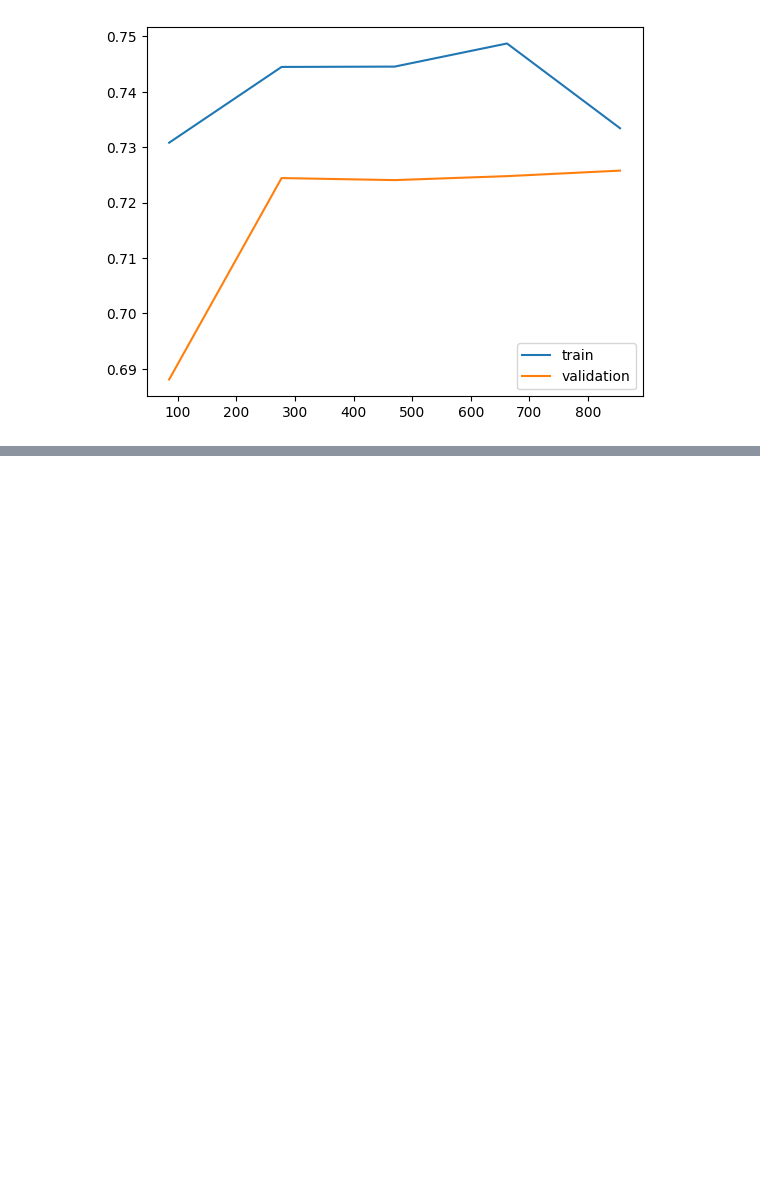
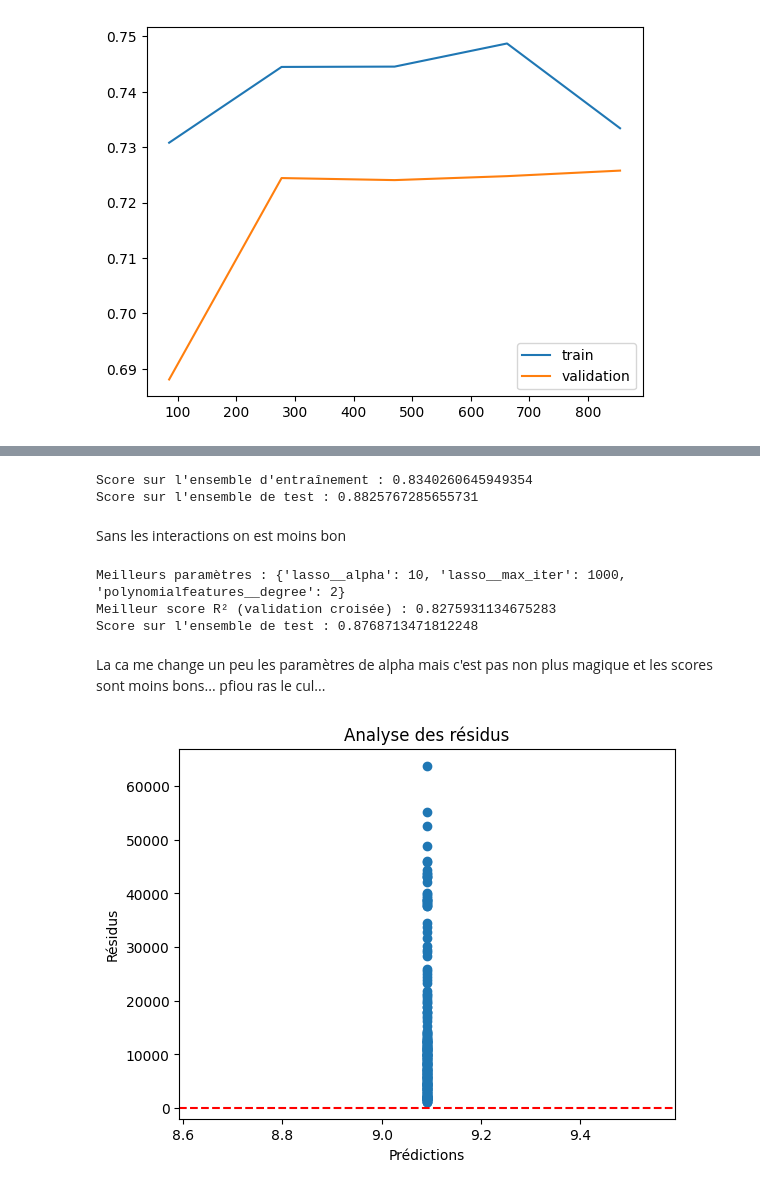
Before and after one commit to ludivineRB/prime_assurance_prediction, a Jupyter notebook: modeling.ipynb, the cells around one changed output, grey strips where cells are left out. Cells and saved outputs as stored; diff of their text form; code cells hidden in the pictures; blank space fills up the shorter version.

```diff
--- a/modeling.ipynb
+++ b/modeling.ipynb
@@ -1139,0 +1450,75 @@ C'esst de la grosse demer
+# %%
+#Test sans les interactions
+
+X = df.drop(columns=["charges"])
+y = df["charges"]
+
+X_train, X_test, y_train, y_test = train_test_split(X, y, test_size=0.2, random_state=42)
+
+
+
+# Préprocessing initial avant PolynomialFeatures
+preprocessor_initial = ColumnTransformer(
+    transformers=[
+        ("ordinal", OrdinalEncoder(), ["smoker"]),
+        ("onehot", OneHotEncoder(sparse_output=False), ["sex", "region"]),
+        ("scaler", StandardScaler(), ["age", "bmi", "children"])
+    ],
+    remainder="drop"  # Suppression des colonnes non spécifiées
+)
+
+
+#Test avec Lasso
+
+pipe = make_pipeline(preprocessor_initial, PolynomialFeatures(degree=2, interaction_only=False),
+                     StandardScaler(), Lasso(alpha=1.0, random_state=42, max_iter=1000))
+pipe.fit(X_train, y_train)
+
+
+print("Score sur l'ensemble d'entraînement :", pipe.score(X_train, y_train))
+print("Score sur l'ensemble de test :", pipe.score(X_test, y_test))
+# %% [output]
+Score sur l'ensemble d'entraînement : 0.8340260645949354
+Score sur l'ensemble de test : 0.8825767285655731
+# %% [markdown]
+Sans les interactions on est moins bon
+# %%
+#Test sans les interactions
+
+X = df.drop(columns=["charges"])
+y = df["charges"]
+
+X_train, X_test, y_train, y_test = train_test_split(X, y, test_size=0.15, random_state=42)
+
+
+param_grid = {
+    'polynomialfeatures__degree': [2, 3],  # Tester des degrés plus élevés
+    'lasso__alpha': [0.1, 0.5, 1, 10],  # Tester différentes régularisations
+    'lasso__max_iter': [1000, 5000, 10000]  # Vérifier si des itérations supplémentaires aident
+}
+
+grid = GridSearchCV(pipe, param_grid, scoring='r2', cv=5, n_jobs=-1)
+grid.fit(X_train, y_train)
+
+# Résultats
+print("Meilleurs paramètres :", grid.best_params_)
+print("Meilleur score R² (validation croisée) :", grid.best_score_)
+print("Score sur l'ensemble de test :", grid.score(X_test, y_test))
+# %% [output]
+Meilleurs paramètres : {'lasso__alpha': 10, 'lasso__max_iter': 1000, 'polynomialfeatures__degree': 2}
+Meilleur score R² (validation croisée) : 0.8275931134675283
+Score sur l'ensemble de test : 0.8768713471812248
+# %% [markdown]
+La ca me change un peu les paramètres de alpha mais c'est pas non plus magique et les scores sont moins bons... pfiou ras le cul...
+# %%
+y_pred = pipe.predict(X_test)
+residuals = y_test - y_pred
+
+plt.scatter(y_pred, residuals)
+plt.axhline(0, color='red', linestyle='--')
+plt.xlabel("Prédictions")
+plt.ylabel("Résidus")
+plt.title("Analyse des résidus")
+plt.show()
+# %% [output]
+[figure, added]
```
Also changed, not shown: parts of 31 cells of this notebook, 1 other file.
